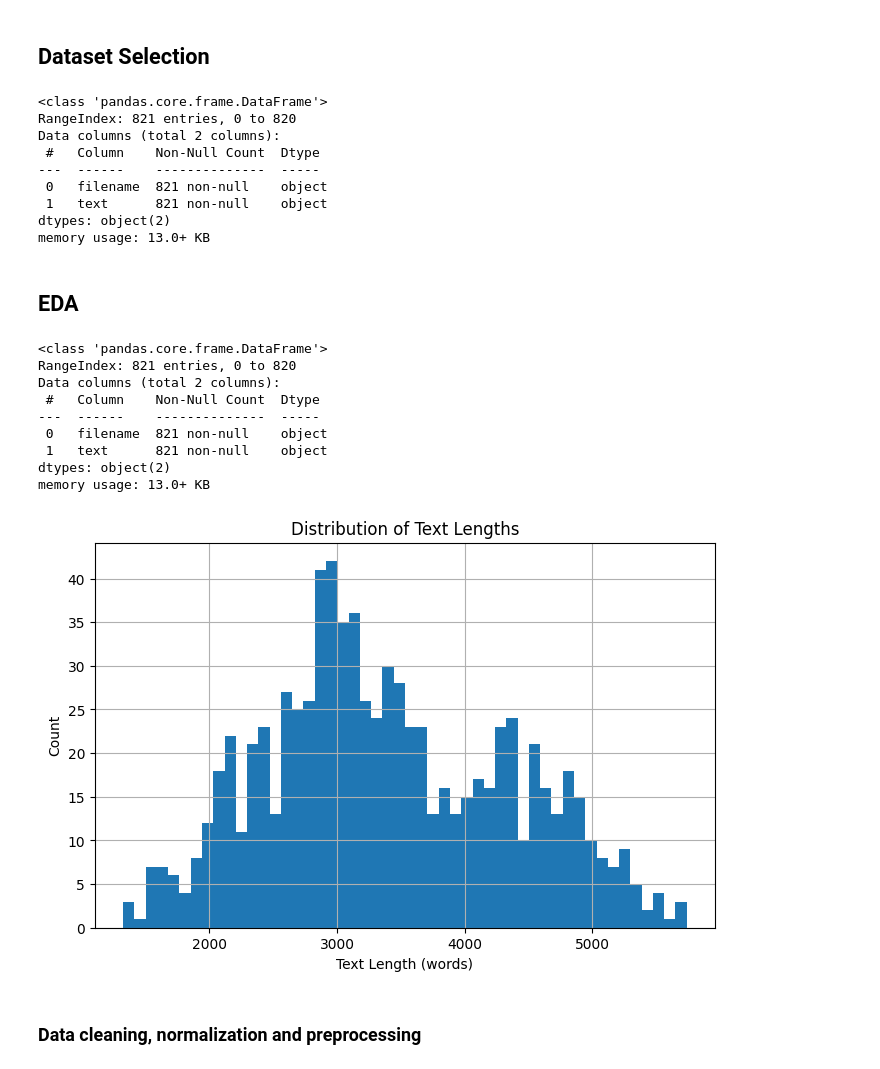
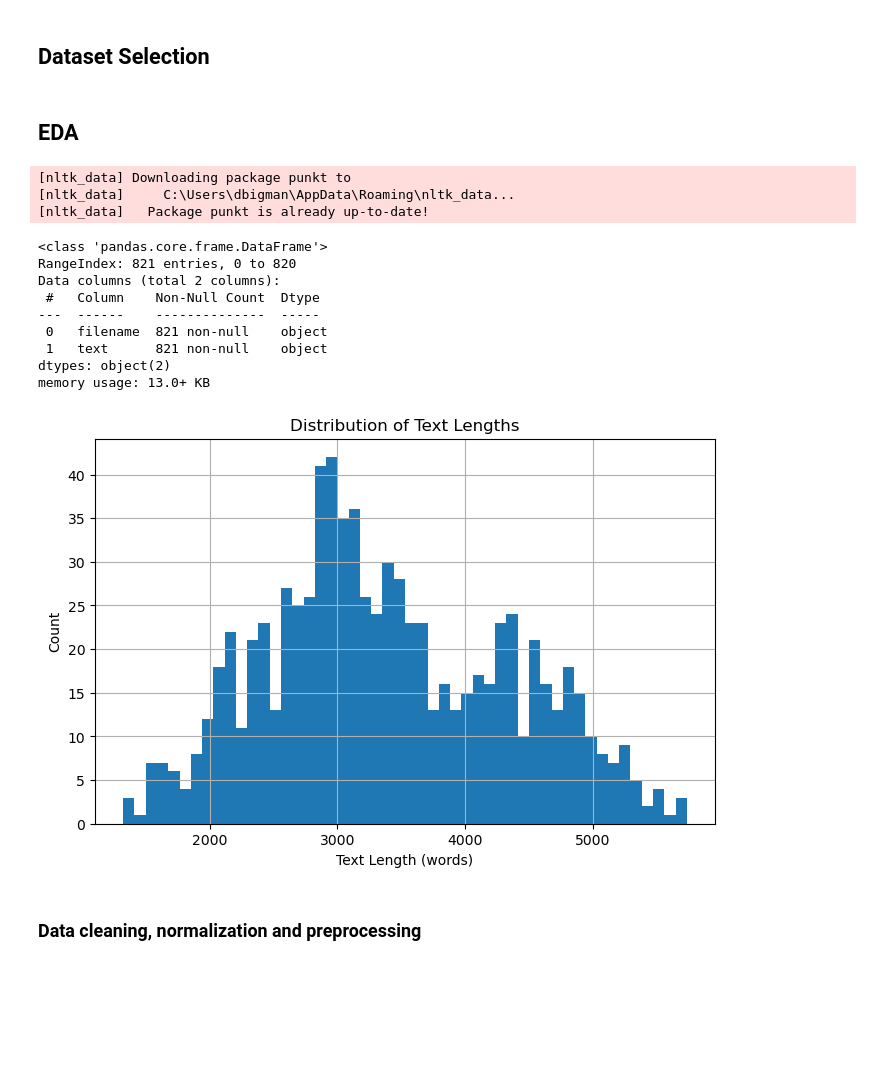
Before and after one commit to dbigman/project-5-2-genai-rag, a Jupyter notebook: project_5_2_genai_rag.ipynb, the cells around one changed output. Cells and saved outputs as stored; diff of their text form; code cells hidden in the pictures; blank space fills up the shorter version.

```diff
--- a/project_5_2_genai_rag.ipynb
+++ b/project_5_2_genai_rag.ipynb
@@ -22,68 +22,49 @@ for filename in os.listdir(data_dir_path):
 
 # put in Pandas DataFrame
 df = pd.DataFrame(documents)
-# %%
-
-df.info()
-df.dropna(subset=["text"], inplace=True)
-# %% [output]
-<class 'pandas.core.frame.DataFrame'>
-RangeIndex: 821 entries, 0 to 820
-Data columns (total 2 columns):
- #   Column    Non-Null Count  Dtype
----  ------    --------------  -----
- 0   filename  821 non-null    object
- 1   text      821 non-null    object
-dtypes: object(2)
-memory usage: 13.0+ KB
 # %% [markdown]
 ## EDA
 # %%
 import pandas as pd
 import matplotlib.pyplot as plt
 import nltk
-from nltk.tokenize import word_tokenize
 from collections import Counter
 
-# nltk.download("punkt")
+nltk.download("punkt")
 
 # Display basic information about the dataset
 df_info = df.info()
 
 # Add a column for text length (word count)
 df["text_length"] = df["text"].apply(lambda x: len(str(x).split()))
 
 # Summary statistics for text length
 text_length_stats = df["text_length"].describe()
 
 # Plot text length distribution
 plt.figure(figsize=(8, 5))
 df["text_length"].hist(bins=50)
 plt.xlabel("Text Length (words)")
 plt.ylabel("Count")
 plt.title("Distribution of Text Lengths")
 plt.show()
 
 # Check for duplicate text entries
 duplicate_count = df.duplicated(subset=["text"]).sum()
 df = df.drop_duplicates(subset=["text"])
-
-# Tokenize all text and find most common words
-all_words = " ".join(df["text"]).lower()
-word_freq = Counter(word_tokenize(all_words))
-
-#  most common words
-common_words = word_freq.most_common(20)
 # %% [output]
-<class 'pandas.core.frame.DataFrame'>
-RangeIndex: 821 entries, 0 to 820
-Data columns (total 2 columns):
- #   Column    Non-Null Count  Dtype
----  ------    --------------  -----
- 0   filename  821 non-null    object
- 1   text      821 non-null    object
-dtypes: object(2)
-memory usage: 13.0+ KB
+[nltk_data] Downloading package punkt to
+[nltk_data]     C:\Users\dbigman\AppData\Roaming\nltk_data...
+[nltk_data]   Package punkt is already up-to-date!
+<class 'pandas.core.frame.DataFrame'>
+RangeIndex: 821 entries, 0 to 820
+Data columns (total 2 columns):
+ #   Column    Non-Null Count  Dtype
+---  ------    --------------  -----
+ 0   filename  821 non-null    object
+ 1   text      821 non-null    object
+dtypes: object(2)
+memory usage: 13.0+ KB
-[figure, old version]
+[figure, new version]
 # %% [markdown]
 ### Data cleaning, normalization and preprocessing
```
Also changed, not shown: parts of 8 cells of this notebook.
